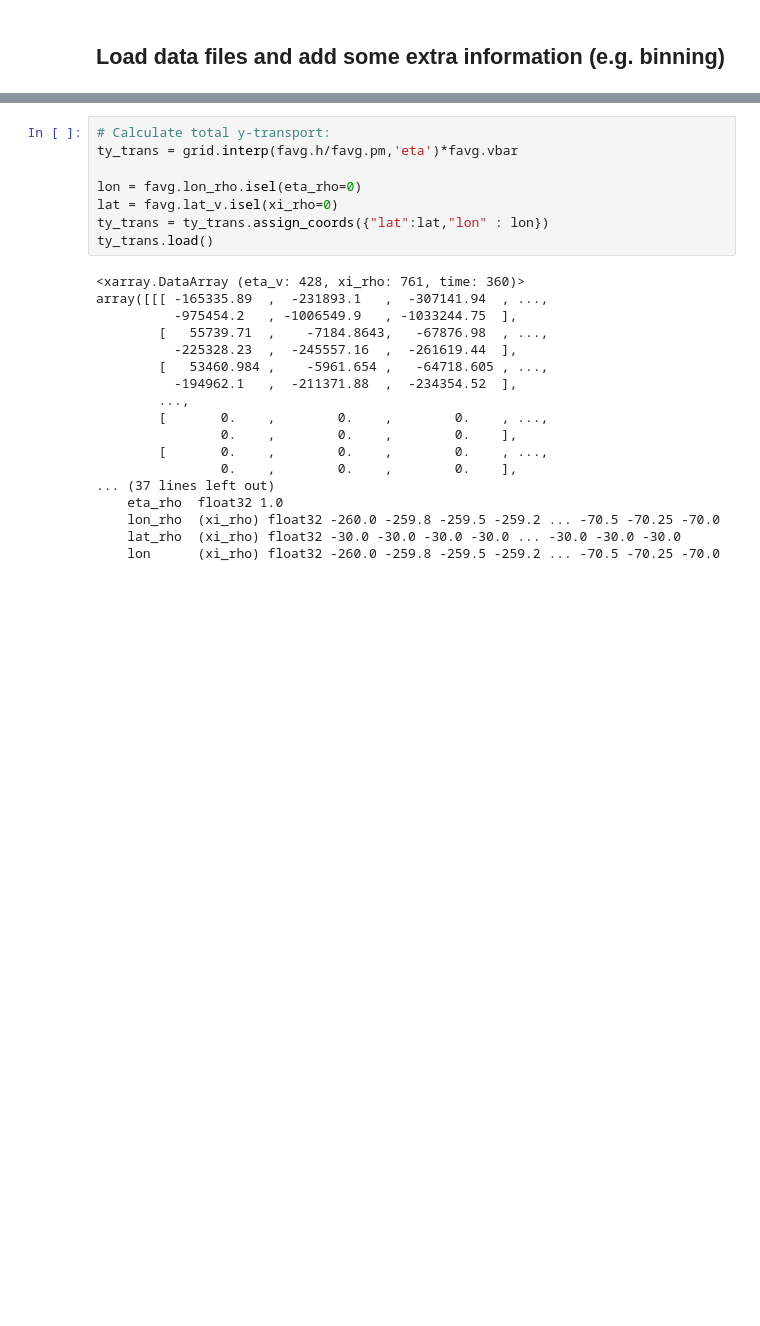
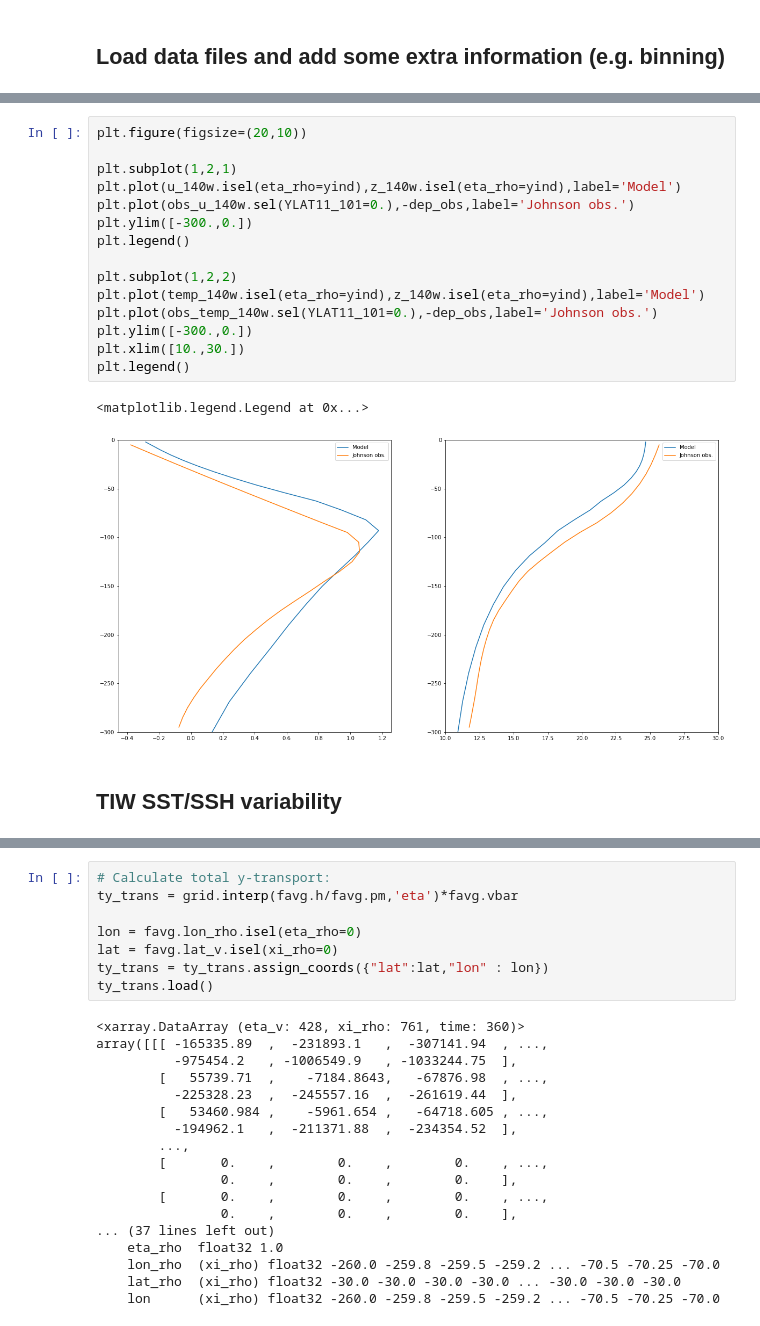
Before and after one commit to rmholmes/SAPEQ_ROMS_analysis, a Jupyter notebook: CROCO_Analysis.ipynb, the cells around one changed output, grey strips where cells are left out. Cells and saved outputs as stored; diff of their text form; blank space fills up the shorter version.

```diff
--- a/CROCO_Analysis.ipynb
+++ b/CROCO_Analysis.ipynb
@@ -39,0 +223,20 @@ grid = Grid(favg,coords={"xi":{"center":"xi_rho","inner":"xi_u"},
+# %%
+plt.figure(figsize=(20,10))
+
+plt.subplot(1,2,1)
+plt.plot(u_140w.isel(eta_rho=yind),z_140w.isel(eta_rho=yind),label='Model')
+plt.plot(obs_u_140w.sel(YLAT11_101=0.),-dep_obs,label='Johnson obs.')
+plt.ylim([-300.,0.])
+plt.legend()
+
+plt.subplot(1,2,2)
+plt.plot(temp_140w.isel(eta_rho=yind),z_140w.isel(eta_rho=yind),label='Model')
+plt.plot(obs_temp_140w.sel(YLAT11_101=0.),-dep_obs,label='Johnson obs.')
+plt.ylim([-300.,0.])
+plt.xlim([10.,30.])
+plt.legend()
+# %% [output]
+<matplotlib.legend.Legend at 0x...>
+[figure, added]
+# %% [markdown]
+## TIW SST/SSH variability
```
Also changed, not shown: parts of 25 cells of this notebook, 2 other files.
